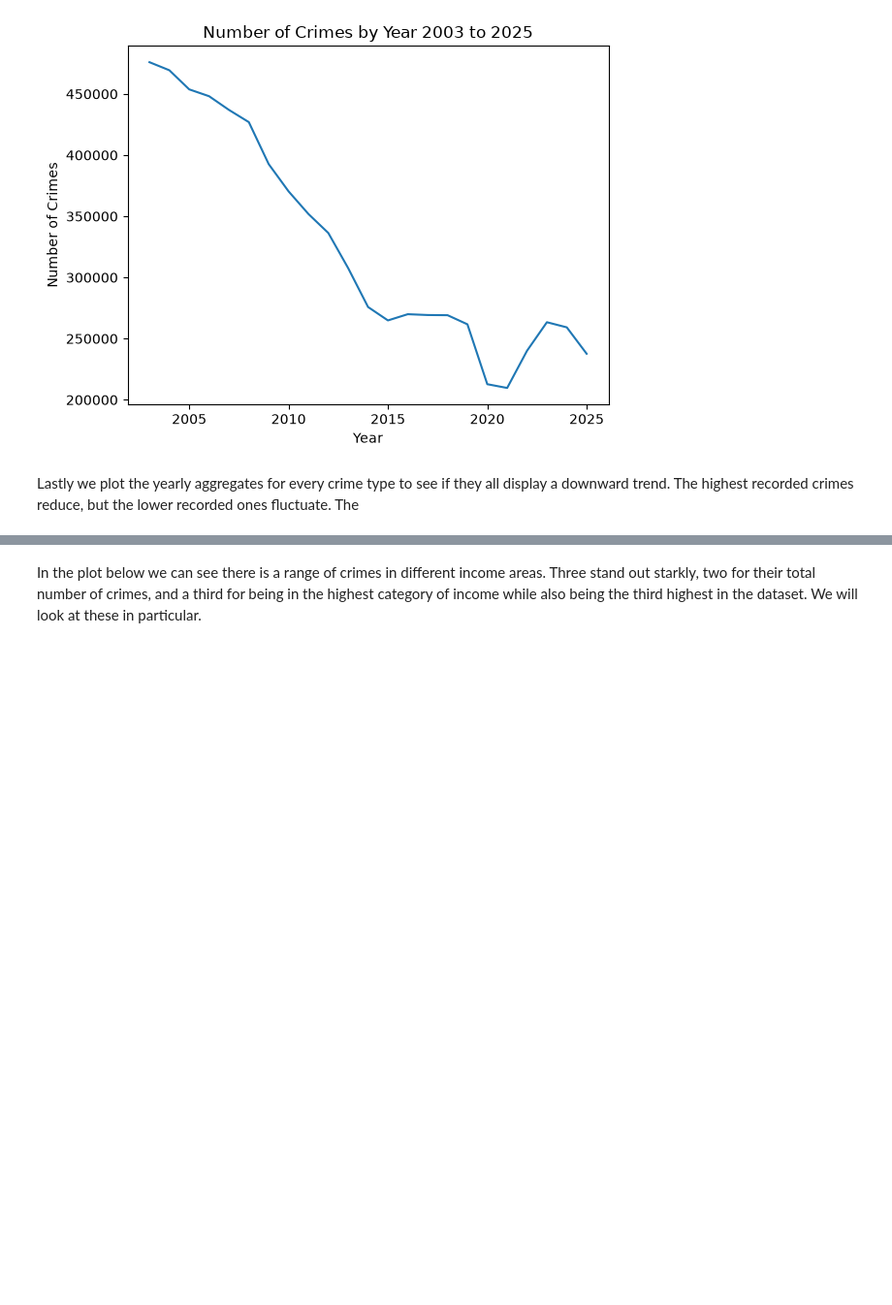
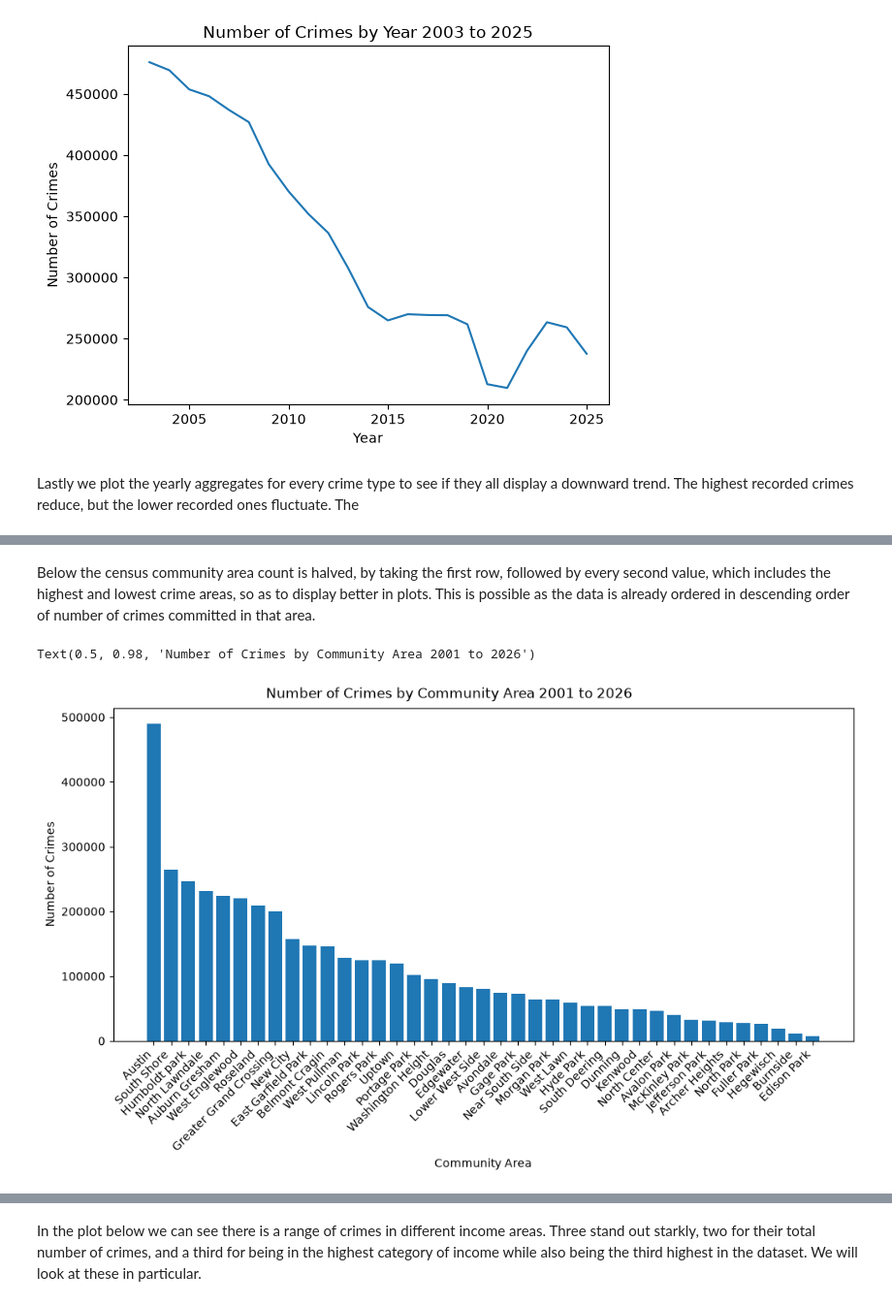
Before and after one commit to ogladr-kjarr/learning-EDA-with-Python, a Jupyter notebook: ChicagoCrimeSocioEconomicData.ipynb, the cells around one changed output, grey strips where cells are left out. Shown at 97% size. Drawn from its saved outputs; the diff is of its cells as text; code cells hidden in the pictures; blank space fills up the shorter version.

```diff
--- a/ChicagoCrimeSocioEconomicData.ipynb
+++ b/ChicagoCrimeSocioEconomicData.ipynb
@@ -316,0 +349,23 @@ enriched_count_by_area_and_type_df = count_by_type_and_area_df.join(census_df, o
+# %% [markdown]
+Below the census community area count is halved, by taking the first row, followed by every second value, which includes the highest and lowest crime areas, so as to display better in plots. This is possible as the data is already ordered in descending order of number of crimes committed in that area.
+# %%
+reduced_census_df = census_df.gather_every(2)
+
+# Add the census data to the community summary to access the textual representation of the community
+reduced_enriched_count_by_area_df = count_by_area_df.join(
+    reduced_census_df, on="CommunityArea", how="inner")
+reduced_enriched_count_by_area_and_type_df = count_by_type_and_area_df.join(
+    reduced_census_df, on="CommunityArea", how="inner")
+# %%
+fig, ax = plt.subplots(figsize=(10, 6), layout="constrained")
+
+ax.bar(reduced_enriched_count_by_area_df["CommunityAreaName"],
+        reduced_enriched_count_by_area_df["NumberOfCrimes"])
+ax.tick_params("x", rotation=45, rotation_mode="xtick")
+#ax.set_yticks([0, 1, 2, 3, 4, 5, 6 ], labels=['0', '10', '100', '1,000', '10,000', '100,000', '1,000,000'])
+ax.set_xlabel("Community Area")
+ax.set_ylabel("Number of Crimes")
+fig.suptitle("Number of Crimes by Community Area 2001 to 2026")
+# %% [output]
+Text(0.5, 0.98, 'Number of Crimes by Community Area 2001 to 2026')
+[figure, added]
```
Also changed, not shown: parts of 12 cells of this notebook.
